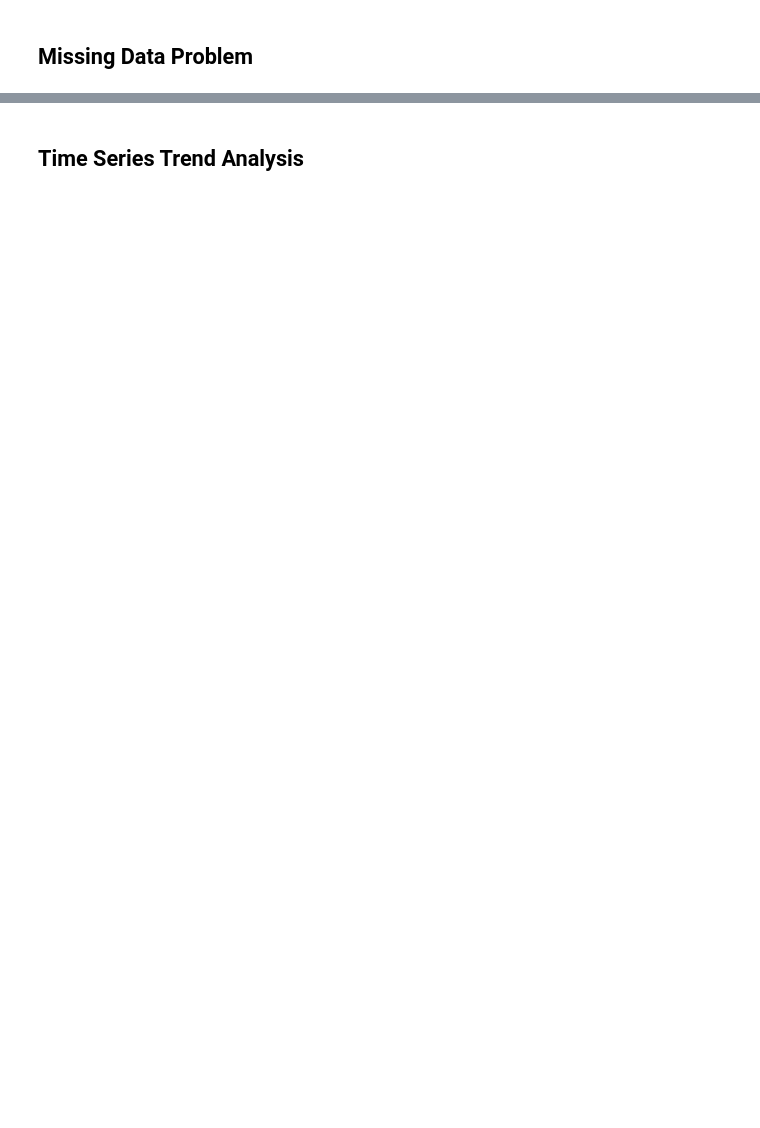
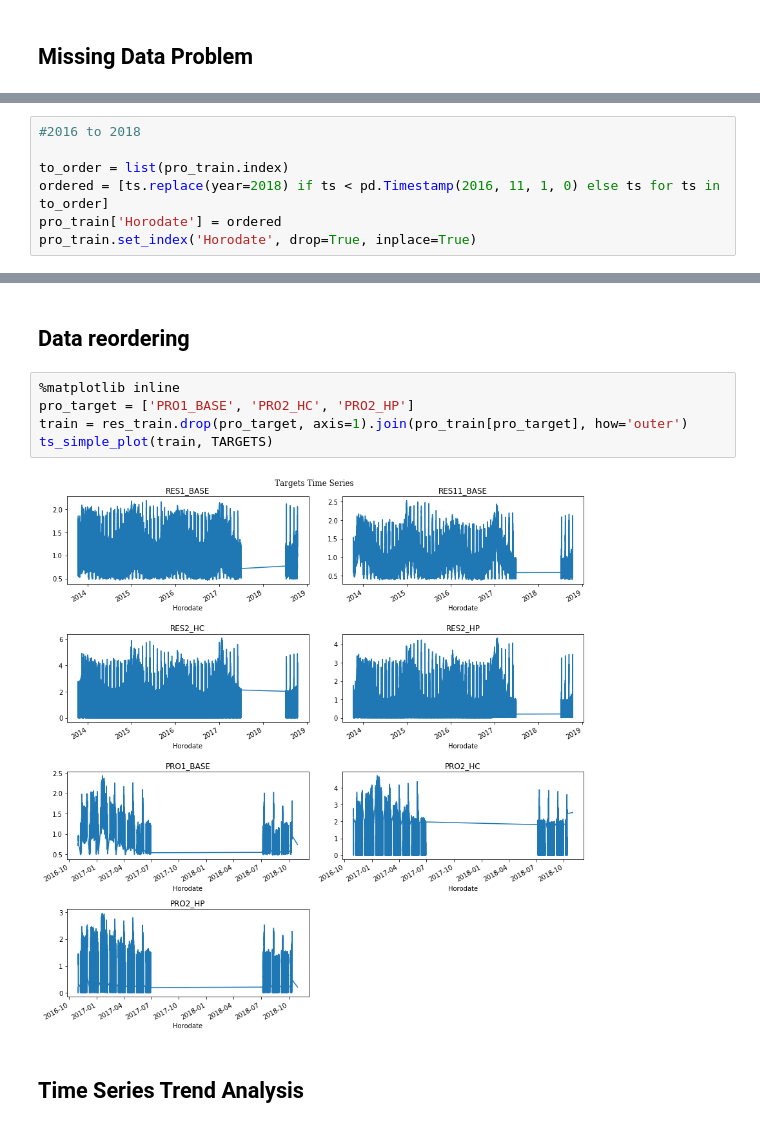
Before and after one commit to etnberz/enedis, a Jupyter notebook: notebooks/EDA.ipynb, the cells around one changed output, grey strips where cells are left out. Saved outputs shown, nothing was run; the diff lists cells and outputs as text; blank space fills up the shorter version.

```diff
--- a/notebooks/EDA.ipynb
+++ b/notebooks/EDA.ipynb
@@ -124,0 +168,7 @@ plt.show()
+# %%
+#2016 to 2018
+
+to_order = list(pro_train.index)
+ordered = [ts.replace(year=2018) if ts < pd.Timestamp(2016, 11, 1, 0) else ts for ts in to_order]
+pro_train['Horodate'] = ordered
+pro_train.set_index('Horodate', drop=True, inplace=True)
@@ -125,3 +203,12 @@ plt.show()
+# %% [markdown]
+## Data reordering
+# %%
+%matplotlib inline
+pro_target = ['PRO1_BASE', 'PRO2_HC', 'PRO2_HP']
+train = res_train.drop(pro_target, axis=1).join(pro_train[pro_target], how='outer')
+ts_simple_plot(train, TARGETS)
+# %% [output]
+[figure, added]
 # %% [markdown]
 ## Time Series Trend Analysis
 # %%
```
Also changed, not shown: parts of 31 cells of this notebook, 10 other files.
